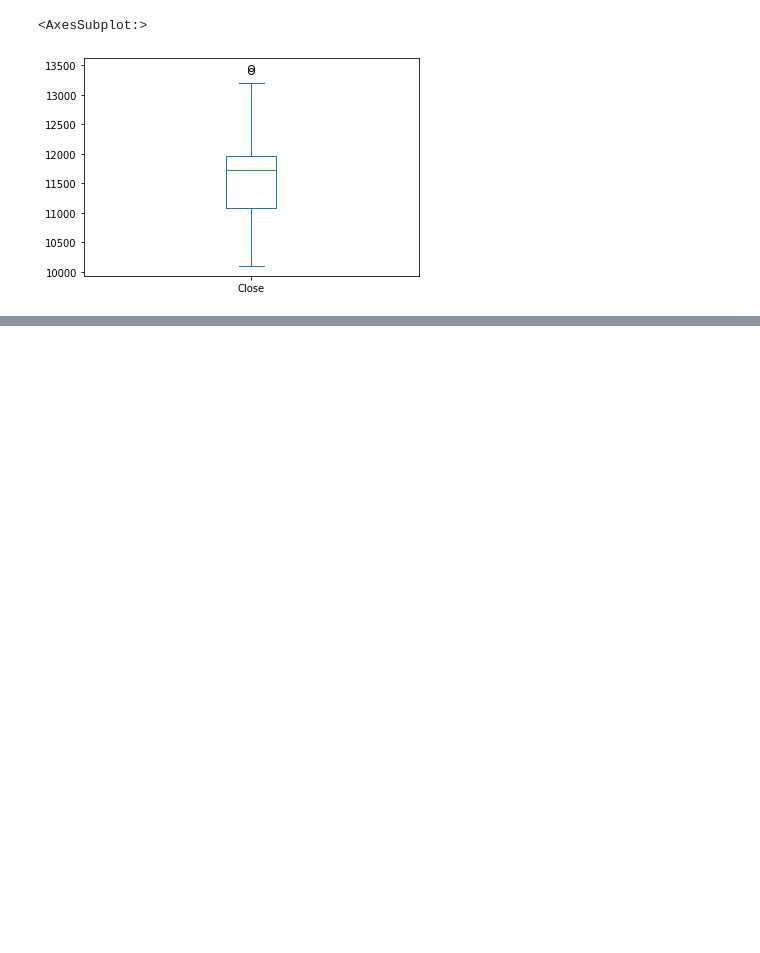
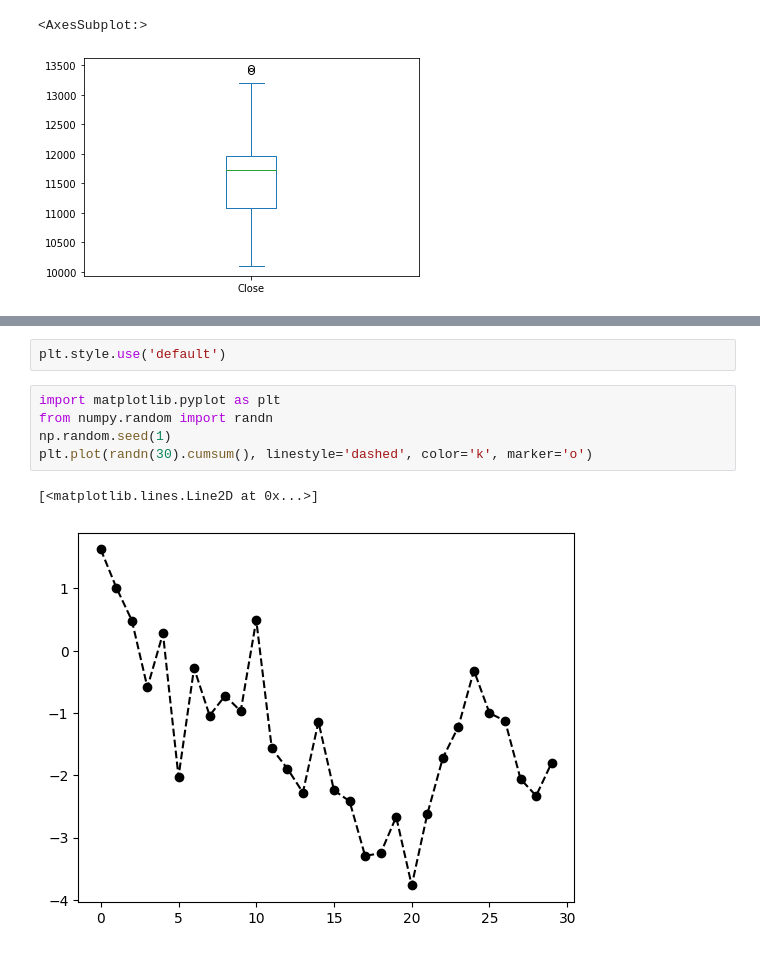
Before and after one commit to bnv20/kdt7, a Jupyter notebook: m2_분석라이브러리활용/visualization/기초.ipynb, the cells around one changed output, grey strips where cells are left out. Saved outputs shown, nothing was run; the diff lists cells and outputs as text; blank space fills up the shorter version.

```diff
--- a/m2_분석라이브러리활용/visualization/기초.ipynb
+++ b/m2_분석라이브러리활용/visualization/기초.ipynb
@@ -107,0 +233,10 @@ df1.Close.plot(kind='box')
+# %%
+plt.style.use('default')
+# %%
+import matplotlib.pyplot as plt
+from numpy.random import randn
+np.random.seed(1)
+plt.plot(randn(30).cumsum(), linestyle='dashed', color='k', marker='o')
+# %% [output]
+[<matplotlib.lines.Line2D at 0x...>]
+[figure, added]
```
Also changed, not shown: parts of 48 cells of this notebook.
